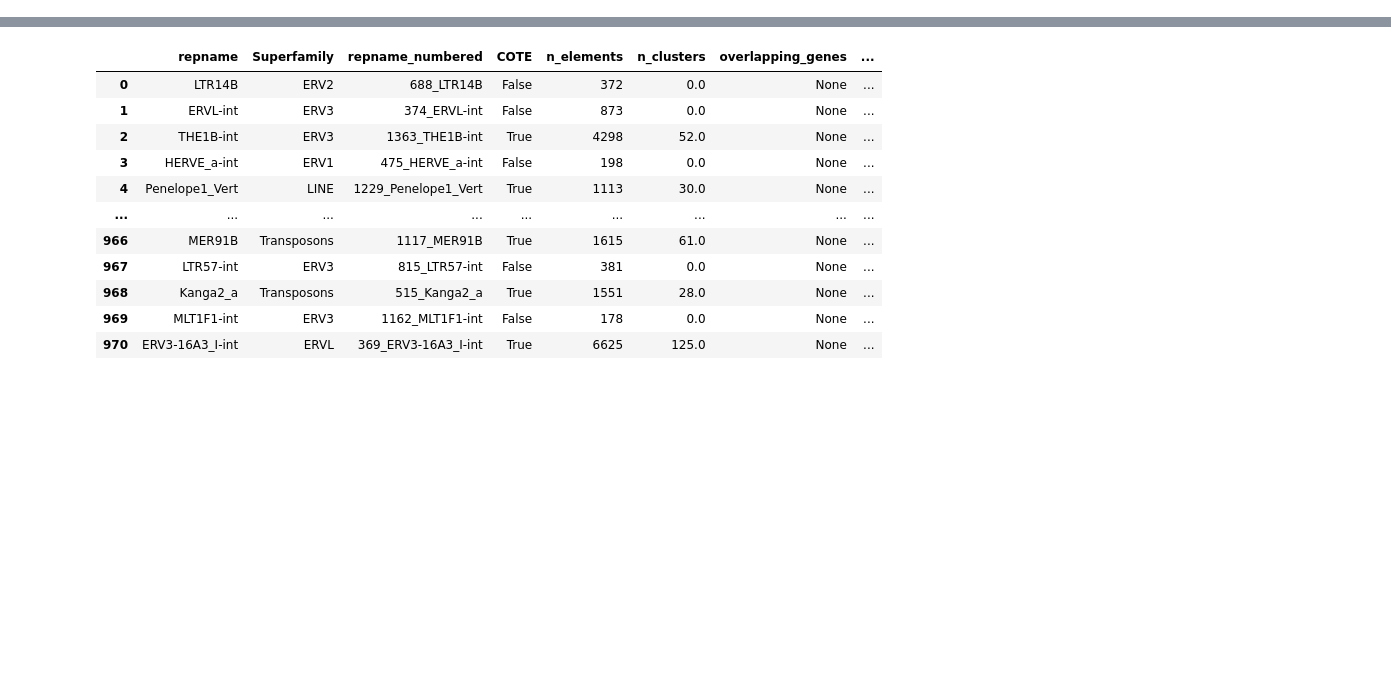
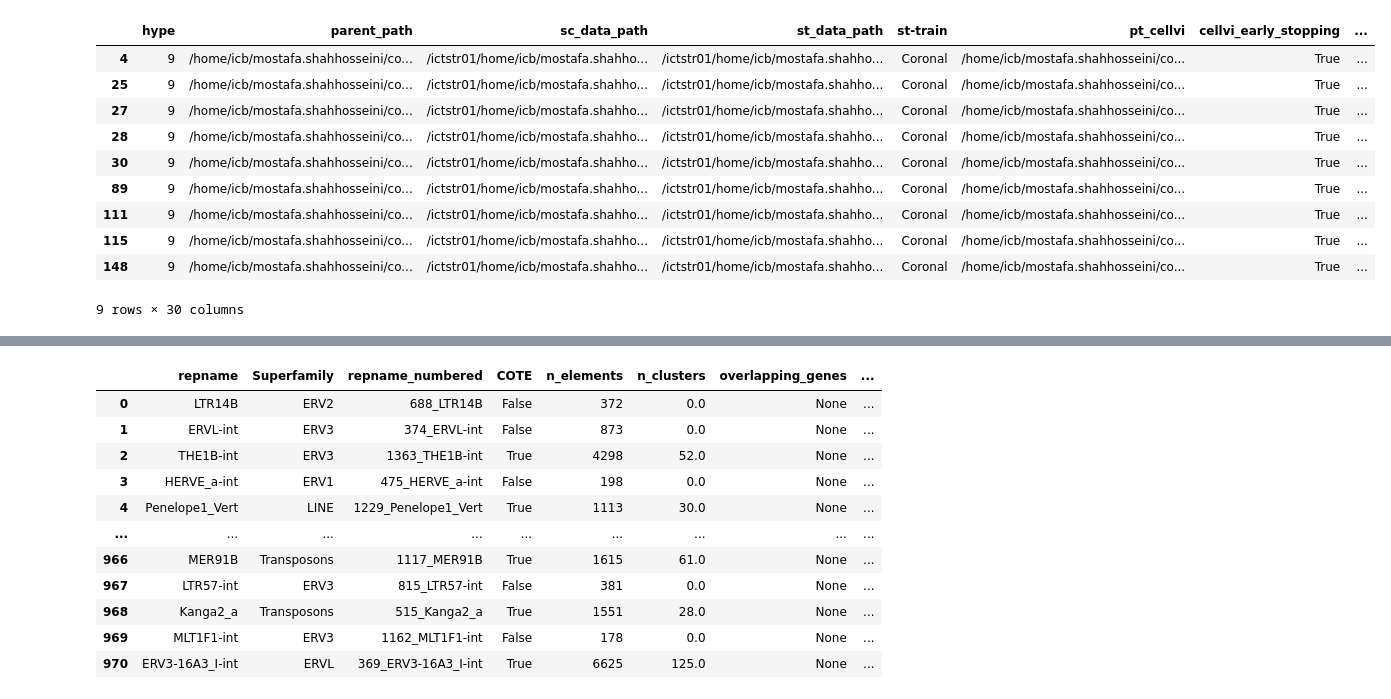
Before and after one commit to mossishahi/Intdata-notebooks, a Jupyter notebook: TEsEDA.ipynb, the cells around one changed output, grey strips where cells are left out. Cells and saved outputs as stored; diff of their text form; code cells hidden in the pictures; blank space fills up the shorter version.

```diff
--- a/TEsEDA.ipynb
+++ b/TEsEDA.ipynb
@@ -0,0 +101,14 @@
+# %%
+df[(df['globalvi_plan_kwargs_pe_slope']=='stable')&(df['globalvi_plan_kwargs_pe_loss_fun']=='cosim')]
+# %% [output]
+|  | hype | parent_path | sc_data_path | st_data_path | st-train | pt_cellvi | cellvi_early_stopping | ... |
+| 4 | 9 | /home/icb/mostafa.shahhosseini/co... | /ictstr01/home/icb/mostafa.shahho... | /ictstr01/home/icb/mostafa.shahho... | Coronal | /home/icb/mostafa.shahhosseini/co... | True | ... |
+| 25 | 9 | /home/icb/mostafa.shahhosseini/co... | /ictstr01/home/icb/mostafa.shahho... | /ictstr01/home/icb/mostafa.shahho... | Coronal | /home/icb/mostafa.shahhosseini/co... | True | ... |
+| 27 | 9 | /home/icb/mostafa.shahhosseini/co... | /ictstr01/home/icb/mostafa.shahho... | /ictstr01/home/icb/mostafa.shahho... | Coronal | /home/icb/mostafa.shahhosseini/co... | True | ... |
+| 28 | 9 | /home/icb/mostafa.shahhosseini/co... | /ictstr01/home/icb/mostafa.shahho... | /ictstr01/home/icb/mostafa.shahho... | Coronal | /home/icb/mostafa.shahhosseini/co... | True | ... |
+| 30 | 9 | /home/icb/mostafa.shahhosseini/co... | /ictstr01/home/icb/mostafa.shahho... | /ictstr01/home/icb/mostafa.shahho... | Coronal | /home/icb/mostafa.shahhosseini/co... | True | ... |
+| 89 | 9 | /home/icb/mostafa.shahhosseini/co... | /ictstr01/home/icb/mostafa.shahho... | /ictstr01/home/icb/mostafa.shahho... | Coronal | /home/icb/mostafa.shahhosseini/co... | True | ... |
+| 111 | 9 | /home/icb/mostafa.shahhosseini/co... | /ictstr01/home/icb/mostafa.shahho... | /ictstr01/home/icb/mostafa.shahho... | Coronal | /home/icb/mostafa.shahhosseini/co... | True | ... |
+| 115 | 9 | /home/icb/mostafa.shahhosseini/co... | /ictstr01/home/icb/mostafa.shahho... | /ictstr01/home/icb/mostafa.shahho... | Coronal | /home/icb/mostafa.shahhosseini/co... | True | ... |
+| 148 | 9 | /home/icb/mostafa.shahhosseini/co... | /ictstr01/home/icb/mostafa.shahho... | /ictstr01/home/icb/mostafa.shahho... | Coronal | /home/icb/mostafa.shahhosseini/co... | True | ... |
+9 rows × 30 columns
```
Also changed, not shown: parts of 8 cells of this notebook, 37 other files.
